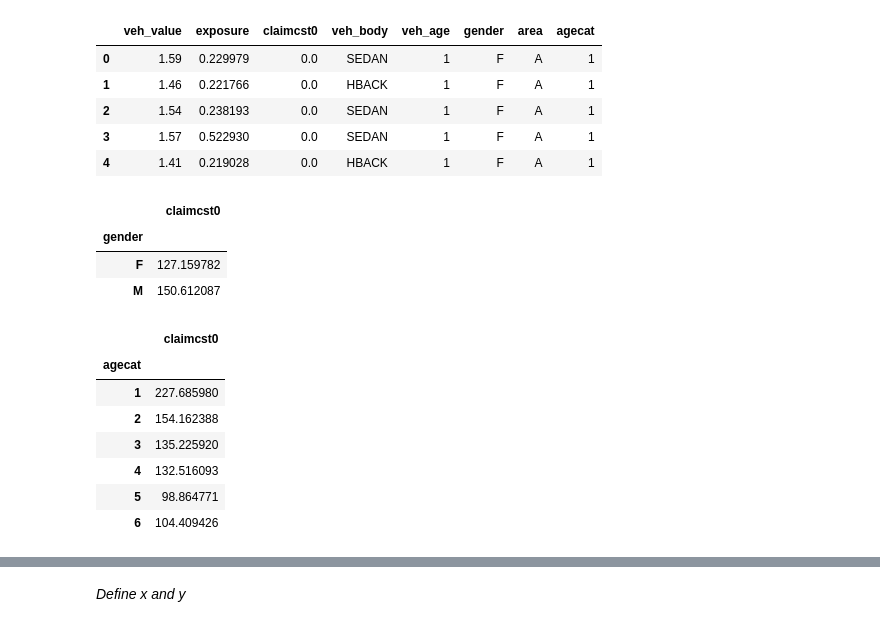
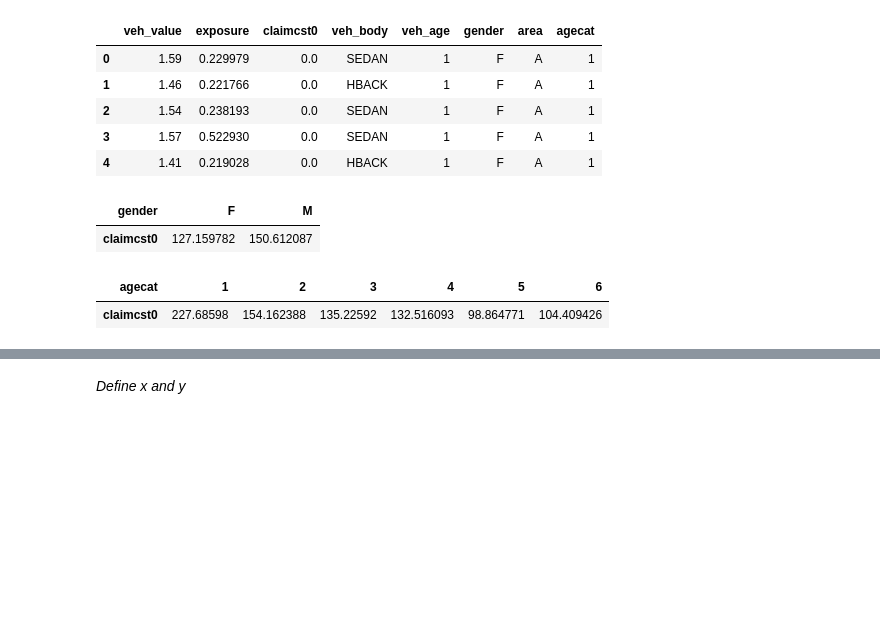
Before and after one commit to omars1234/Insurance_Analysis, a Jupyter notebook: Notebooks/Data_Regression/catboost_info/Claims_Regression.ipynb, the cells around one changed output, grey strips where cells are left out. Cells and saved outputs as stored; diff of their text form; code cells hidden in the pictures; blank space fills up the shorter version.

```diff
--- a/Notebooks/Data_Regression/catboost_info/Claims_Regression.ipynb
+++ b/Notebooks/Data_Regression/catboost_info/Claims_Regression.ipynb
@@ -46,21 +80,13 @@ df.head()
 | 3 | 1.57 | 0.522930 | 0.0 | SEDAN | 1 | F | A | 1 |
 | 4 | 1.41 | 0.219028 | 0.0 | HBACK | 1 | F | A | 1 |
 # %%
-df.groupby("gender")["claimcst0"].mean().to_frame()
+df.groupby("gender")["claimcst0"].mean().to_frame().T
 # %% [output]
-|  | claimcst0 |
-| gender |  |
-| F | 127.159782 |
-| M | 150.612087 |
+| gender | F | M |
+| claimcst0 | 127.159782 | 150.612087 |
 # %%
-df.groupby("agecat")["claimcst0"].mean().to_frame()
+df.groupby("agecat")["claimcst0"].mean().to_frame().T
 # %% [output]
-|  | claimcst0 |
-| agecat |  |
-| 1 | 227.685980 |
-| 2 | 154.162388 |
-| 3 | 135.225920 |
-| 4 | 132.516093 |
-| 5 | 98.864771 |
-| 6 | 104.409426 |
+| agecat | 1 | 2 | 3 | 4 | 5 | 6 |
+| claimcst0 | 227.68598 | 154.162388 | 135.22592 | 132.516093 | 98.864771 | 104.409426 |
 # %%
```
Also changed, not shown: parts of 18 cells of this notebook, 12 other files.
